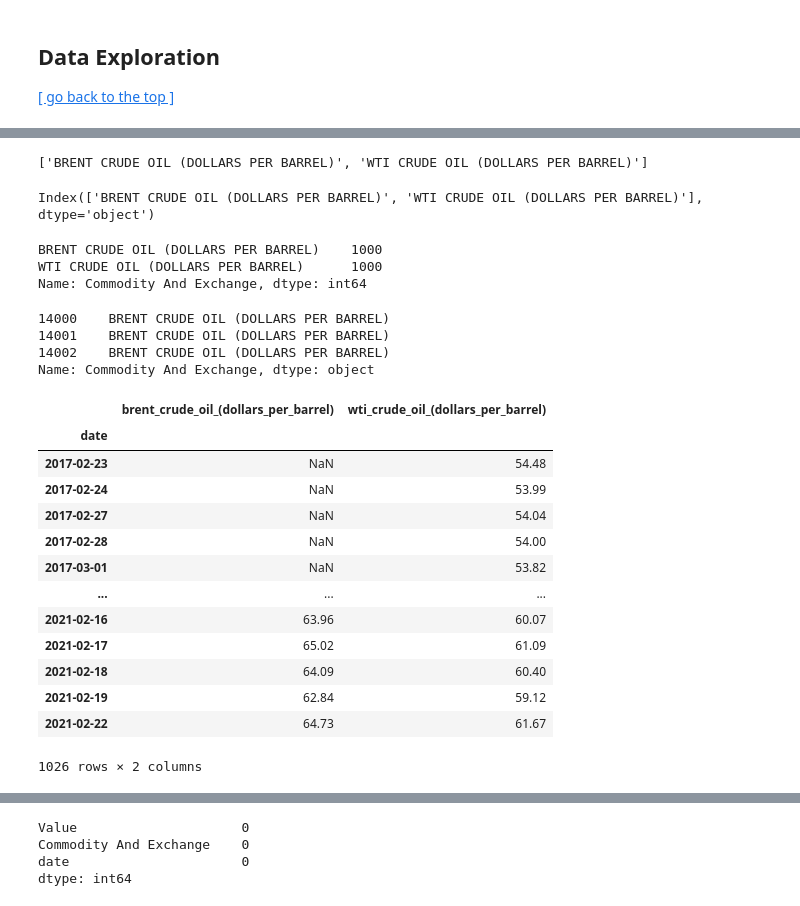
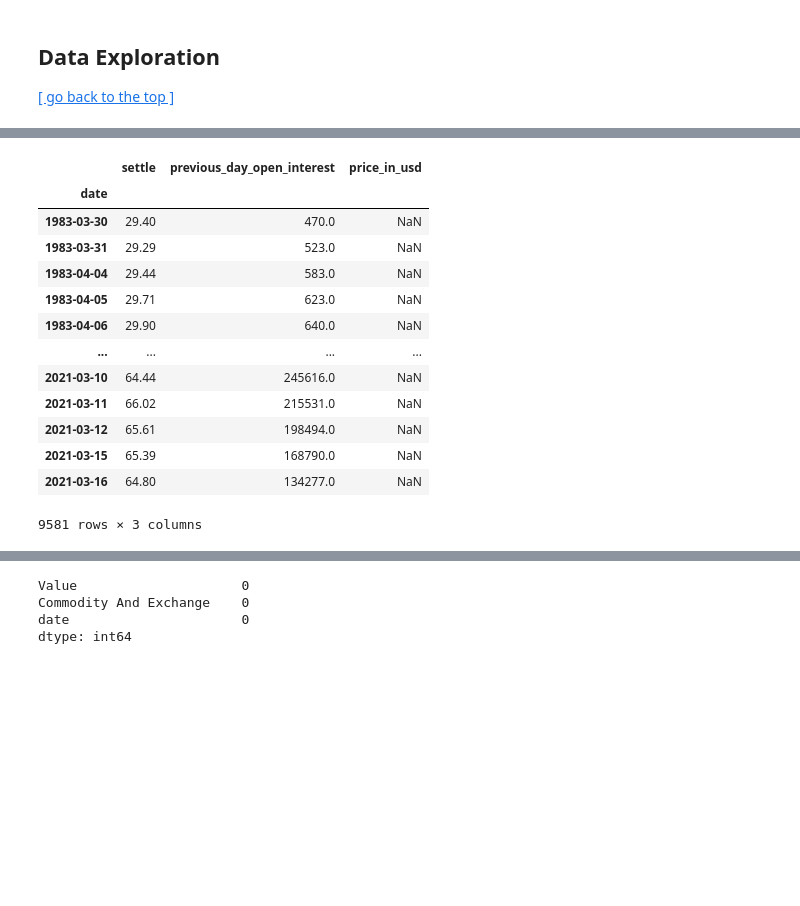
Before and after one commit to griffinwt/Hackathon_March2021, a Jupyter notebook: code/EDA-Brandon/Commodity-Prices.ipynb, the cells around one changed output, grey strips where cells are left out. Saved outputs shown, nothing was run; the diff lists cells and outputs as text; code cells hidden in the pictures; blank space fills up the shorter version.

```diff
--- a/code/EDA-Brandon/Commodity-Prices.ipynb
+++ b/code/EDA-Brandon/Commodity-Prices.ipynb
@@ -168,0 +158,5 @@ Name: Commodity And Exchange, dtype: int64
+# %%
+# Filtered data from WorldData.AI, with most recent week's dates
+filepath = '../../data/Financial_Market/'
+filename = 'commodities.csv'
+df = LOAD_DATA(filepath, filename)
@@ -297,58 +247,44 @@ crude_df.groupby('Commodity And Exchange').describe()
-# %%
-crude_indicators
-# %% [output]
-['BRENT CRUDE OIL (DOLLARS PER BARREL)', 'WTI CRUDE OIL (DOLLARS PER BARREL)']
-# %%
-crude_df['Commodity And Exchange'].value_counts().index
-# %% [output]
-Index(['BRENT CRUDE OIL (DOLLARS PER BARREL)', 'WTI CRUDE OIL (DOLLARS PER BARREL)'], dtype='object')
-# %%
-crude_df['Commodity And Exchange'].value_counts()
-# %% [output]
-BRENT CRUDE OIL (DOLLARS PER BARREL)    1000
-WTI CRUDE OIL (DOLLARS PER BARREL)      1000
-Name: Commodity And Exchange, dtype: int64
-# %%
-crude_df['Commodity And Exchange'][:3]
-# %% [output]
-14000    BRENT CRUDE OIL (DOLLARS PER BARREL)
-14001    BRENT CRUDE OIL (DOLLARS PER BARREL)
-14002    BRENT CRUDE OIL (DOLLARS PER BARREL)
-Name: Commodity And Exchange, dtype: object
 # %%
-crude_indicators = list(crude_df['Commodity And Exchange'].value_counts().index)
+# List of select categories to include in model within a given col
+indicators = list(df.Indicator.value_counts().index)
 count = 0
-for indicator in crude_indicators:
+for indicator in indicators:
     # Trim redundant substrings with last_char
     last_char = len(indicator)
+
     # Remove casing and extra white space
     #formatted_name = indicator[:last_char][count].strip().lower()
     formatted_name = indicator[:last_char].strip().lower()
+
     # Temporary DataFrame 'df_i' of just one indicator (DJCA, DJIA, DJTA, DJUA, etc.)
-    df_i = crude_df[crude_df['Commodity And Exchange']==indicator].copy()
+    df_i = df[df['Indicator']==indicator].copy()
+
     #df_i['date'] = df_i['Date Value']
     df_i = df_i.groupby(['date'], as_index=True).mean()
+
     # Replace default 'Value' with descriptive col name
     df_i.rename(columns = {'Value': formatted_name.replace(" ", "_")}, inplace = True)
     df_i.rename(columns = {'Value': formatted_name.replace(" ", "_")}, inplace = True)
     if count == 0:
         df_0 = df_i.copy()
     else:
         df_0 = pd.concat([df_0, df_i], axis =1)
     count += 1
+
+# Check that all is copacetic
 display(round(df_0, 2))
 # %% [output]
-|  | brent_crude_oil_(dollars_per_barrel) | wti_crude_oil_(dollars_per_barrel) |
-| date |  |  |
-| 2017-02-23 | NaN | 54.48 |
-| 2017-02-24 | NaN | 53.99 |
-| 2017-02-27 | NaN | 54.04 |
-| 2017-02-28 | NaN | 54.00 |
-| 2017-03-01 | NaN | 53.82 |
-| ... | ... | ... |
-| 2021-02-16 | 63.96 | 60.07 |
-| 2021-02-17 | 65.02 | 61.09 |
-| 2021-02-18 | 64.09 | 60.40 |
-| 2021-02-19 | 62.84 | 59.12 |
-| 2021-02-22 | 64.73 | 61.67 |
+|  | settle | previous_day_open_interest | price_in_usd |
+| date |  |  |  |
+| 1983-03-30 | 29.40 | 470.0 | NaN |
+| 1983-03-31 | 29.29 | 523.0 | NaN |
+| 1983-04-04 | 29.44 | 583.0 | NaN |
+| 1983-04-05 | 29.71 | 623.0 | NaN |
+| 1983-04-06 | 29.90 | 640.0 | NaN |
+| ... | ... | ... | ... |
+| 2021-03-10 | 64.44 | 245616.0 | NaN |
+| 2021-03-11 | 66.02 | 215531.0 | NaN |
+| 2021-03-12 | 65.61 | 198494.0 | NaN |
+| 2021-03-15 | 65.39 | 168790.0 | NaN |
+| 2021-03-16 | 64.80 | 134277.0 | NaN |
-1026 rows × 2 columns
+9581 rows × 3 columns
```
Also changed, not shown: parts of 40 cells of this notebook, 4 other files.
